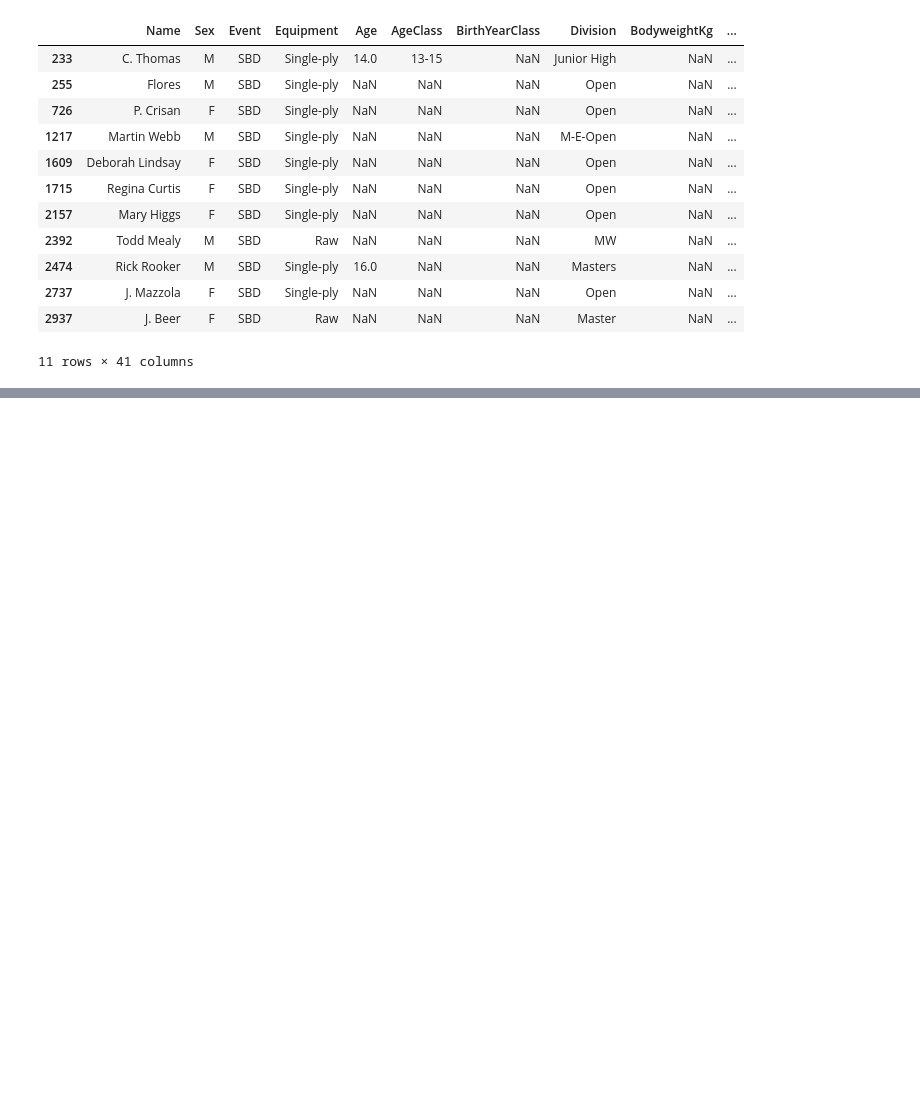
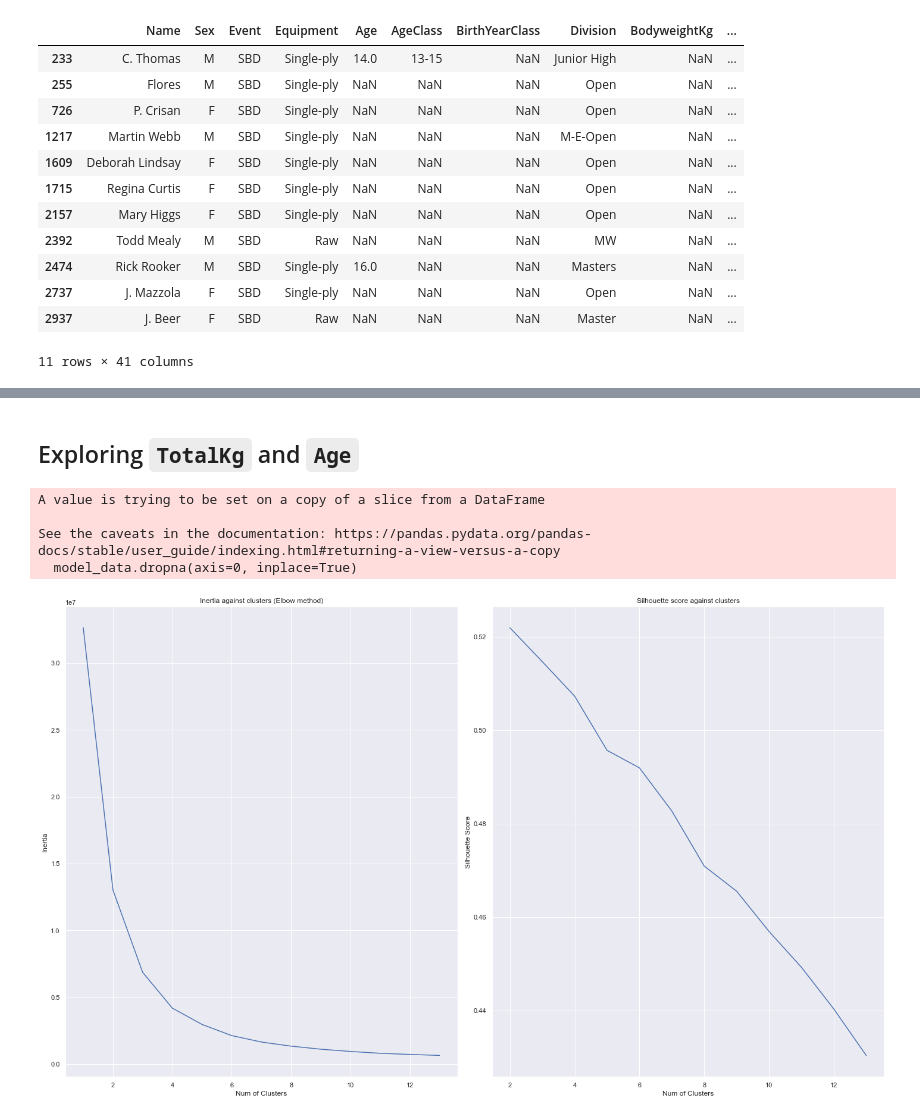
Before and after one commit to jinyangp/SC1015_MiniProject, a Jupyter notebook: JupyterNotebooks/mergedEDA_Preprocessing.ipynb, the cells around one changed output, grey strips where cells are left out. Saved outputs shown, nothing was run; the diff lists cells and outputs as text; code cells hidden in the pictures; blank space fills up the shorter version.

Commit message:
improved K means model

```diff
--- a/JupyterNotebooks/mergedEDA_Preprocessing.ipynb
+++ b/JupyterNotebooks/mergedEDA_Preprocessing.ipynb
@@ -1452,16 +1438,0 @@ male_model_data = model_data[["TotalKg", "Age", "BodyweightKg"]]
-# %%
-from sklearn.cluster import KMeans
-
-max_cluster = 15 ##optimise for up to 10 clusters
-
-inertia = []
-for i in range(1, max_cluster+1):
-    kmeans = KMeans(n_clusters=i)
-    kmeans.fit(male_model_data)
-    inertia.append(kmeans.inertia_)
-
-##plot the Inertia against number of clusters
-fig = plt.figure(figsize=(12,8))
-plt.plot(range(1, max_cluster+1), inertia)
-plt.xlabel("Num of Clusters")
-plt.ylabel("Inertia")
@@ -1471,4 +1438,0 @@ Text(0, 0.5, 'Inertia')
-# %%
-optimal_clusters = 6
-kmeans = KMeans(n_clusters=optimal_clusters)
-kmeans.fit(male_model_data)
@@ -1524,0 +1501,14 @@ Based on the clusters above, we can now detect whether a new MALE lifter is an o
+# %%
+## function that extracts features from the original dataset, and removes all null values
+## filters the data by Sex, and returns two dataframes in the order: males, females
+
+def extract_clean_filter(original_data, features: list):
+    model_data = original_data[features]
+    model_data.dropna(axis=0, inplace=True)
+    male_index = model_data[model_data.Sex == 'M'].index
+    female_index = model_data[model_data.Sex == 'F'].index
+
+    female_model_data = model_data.drop(male_index, axis=0)
+    male_model_data = model_data.drop(female_index, axis=0)
+
+    return male_model_data, female_model_data
@@ -1524,0 +1543,14 @@ Based on the clusters above, we can now detect whether a new MALE lifter is an o
+# %% [markdown]
+## Exploring `TotalKg` and `Age`
+# %%
+male_model_data, female_model_data = extract_clean_filter(df, ["TotalKg", "Age", "Sex", "Division"])
+# %% [output]
+A value is trying to be set on a copy of a slice from a DataFrame
+
+See the caveats in the documentation: https://pandas.pydata.org/pandas-docs/stable/user_guide/indexing.html#returning-a-view-versus-a-copy
+  model_data.dropna(axis=0, inplace=True)
+# %%
+## Explore males first
+optimal_clusters(13, male_model_data[["TotalKg", "Age"]])
+# %% [output]
+[figure, added]
```
Also changed, not shown: parts of 25 cells of this notebook.
